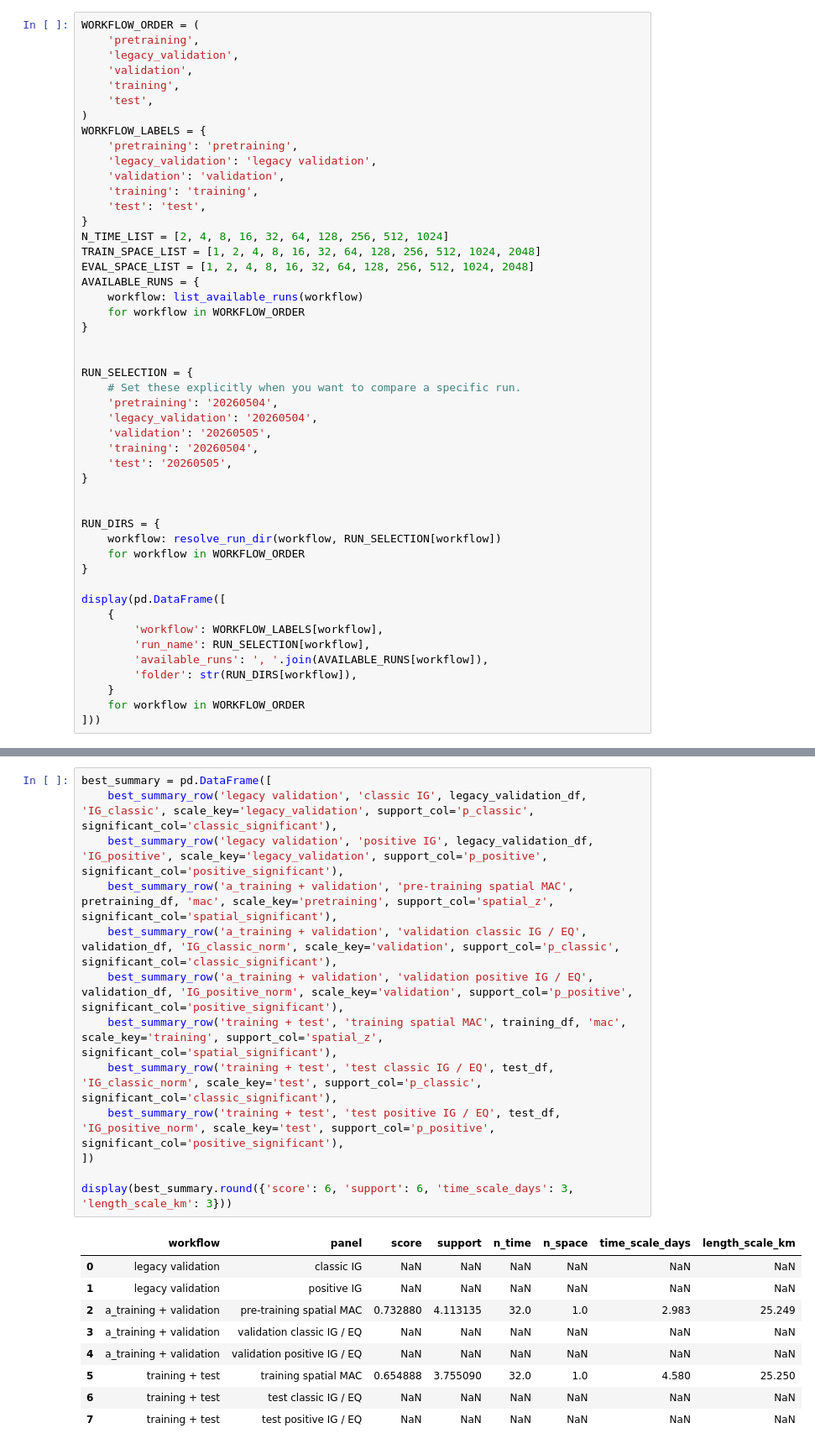
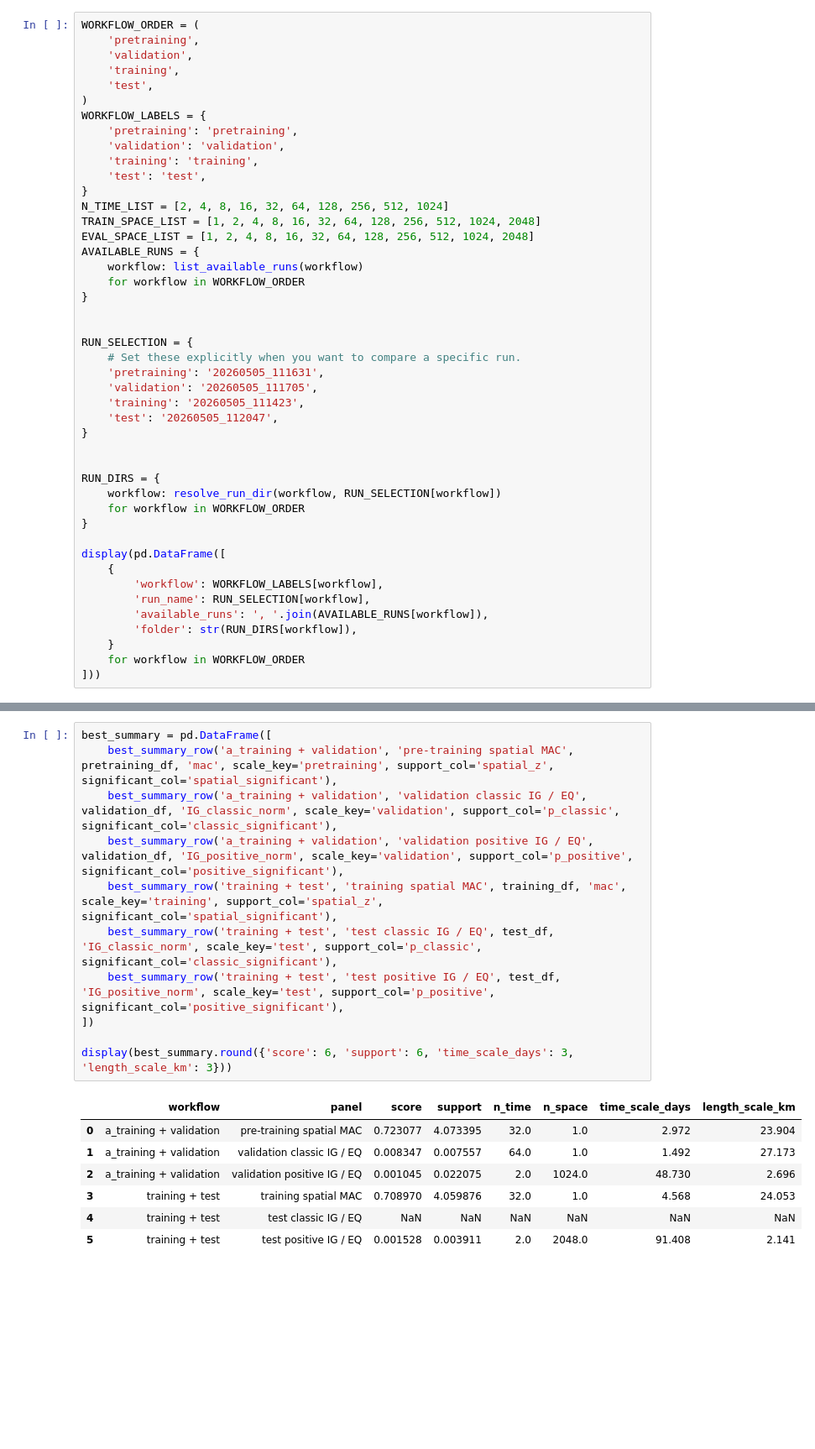
Before and after one commit to aronsho/b_amatrice, a Jupyter notebook: 2026_Amatrice_plotresults.ipynb, the cells around one changed output, grey strips where cells are left out. Shown at 84% size. Saved outputs shown, nothing was run; the diff lists cells and outputs as text; blank space fills up the shorter version.

```diff
--- a/2026_Amatrice_plotresults.ipynb
+++ b/2026_Amatrice_plotresults.ipynb
@@ -37,14 +39,12 @@ LIGHT = '#f3efe8'
 # %%
 WORKFLOW_ORDER = (
     'pretraining',
-    'legacy_validation',
     'validation',
     'training',
     'test',
 )
 WORKFLOW_LABELS = {
     'pretraining': 'pretraining',
-    'legacy_validation': 'legacy validation',
     'validation': 'validation',
     'training': 'training',
     'test': 'test',
@@ -60,11 +60,10 @@ AVAILABLE_RUNS = {
 
 RUN_SELECTION = {
     # Set these explicitly when you want to compare a specific run.
-    'pretraining': '20260504',
-    'legacy_validation': '20260504',
-    'validation': '20260505',
-    'training': '20260504',
-    'test': '20260505',
+    'pretraining': '20260505_111631',
+    'validation': '20260505_111705',
+    'training': '20260505_111423',
+    'test': '20260505_112047',
 }
 
 
@@ -491,23 +469,19 @@ for title, panels, figsize, shared_spaces in panel_groups:
 # %%
 best_summary = pd.DataFrame([
-    best_summary_row('legacy validation', 'classic IG', legacy_validation_df, 'IG_classic', scale_key='legacy_validation', support_col='p_classic', significant_col='classic_significant'),
-    best_summary_row('legacy validation', 'positive IG', legacy_validation_df, 'IG_positive', scale_key='legacy_validation', support_col='p_positive', significant_col='positive_significant'),
     best_summary_row('a_training + validation', 'pre-training spatial MAC', pretraining_df, 'mac', scale_key='pretraining', support_col='spatial_z', significant_col='spatial_significant'),
     best_summary_row('a_training + validation', 'validation classic IG / EQ', validation_df, 'IG_classic_norm', scale_key='validation', support_col='p_classic', significant_col='classic_significant'),
     best_summary_row('a_training + validation', 'validation positive IG / EQ', validation_df, 'IG_positive_norm', scale_key='validation', support_col='p_positive', significant_col='positive_significant'),
     best_summary_row('training + test', 'training spatial MAC', training_df, 'mac', scale_key='training', support_col='spatial_z', significant_col='spatial_significant'),
     best_summary_row('training + test', 'test classic IG / EQ', test_df, 'IG_classic_norm', scale_key='test', support_col='p_classic', significant_col='classic_significant'),
     best_summary_row('training + test', 'test positive IG / EQ', test_df, 'IG_positive_norm', scale_key='test', support_col='p_positive', significant_col='positive_significant'),
 ])
 
 display(best_summary.round({'score': 6, 'support': 6, 'time_scale_days': 3, 'length_scale_km': 3}))
 # %% [output]
 |  | workflow | panel | score | support | n_time | n_space | time_scale_days | length_scale_km |
-| 0 | legacy validation | classic IG | NaN | NaN | NaN | NaN | NaN | NaN |
-| 1 | legacy validation | positive IG | NaN | NaN | NaN | NaN | NaN | NaN |
-| 2 | a_training + validation | pre-training spatial MAC | 0.732880 | 4.113135 | 32.0 | 1.0 | 2.983 | 25.249 |
-| 3 | a_training + validation | validation classic IG / EQ | NaN | NaN | NaN | NaN | NaN | NaN |
-| 4 | a_training + validation | validation positive IG / EQ | NaN | NaN | NaN | NaN | NaN | NaN |
-| 5 | training + test | training spatial MAC | 0.654888 | 3.755090 | 32.0 | 1.0 | 4.580 | 25.250 |
-| 6 | training + test | test classic IG / EQ | NaN | NaN | NaN | NaN | NaN | NaN |
-| 7 | training + test | test positive IG / EQ | NaN | NaN | NaN | NaN | NaN | NaN |
+| 0 | a_training + validation | pre-training spatial MAC | 0.723077 | 4.073395 | 32.0 | 1.0 | 2.972 | 23.904 |
+| 1 | a_training + validation | validation classic IG / EQ | 0.008347 | 0.007557 | 64.0 | 1.0 | 1.492 | 27.173 |
+| 2 | a_training + validation | validation positive IG / EQ | 0.001045 | 0.022075 | 2.0 | 1024.0 | 48.730 | 2.696 |
+| 3 | training + test | training spatial MAC | 0.708970 | 4.059876 | 32.0 | 1.0 | 4.568 | 24.053 |
+| 4 | training + test | test classic IG / EQ | NaN | NaN | NaN | NaN | NaN | NaN |
+| 5 | training + test | test positive IG / EQ | 0.001528 | 0.003911 | 2.0 | 2048.0 | 91.408 | 2.141 |
```
Also changed, not shown: parts of 8 cells of this notebook, 10 other files.
